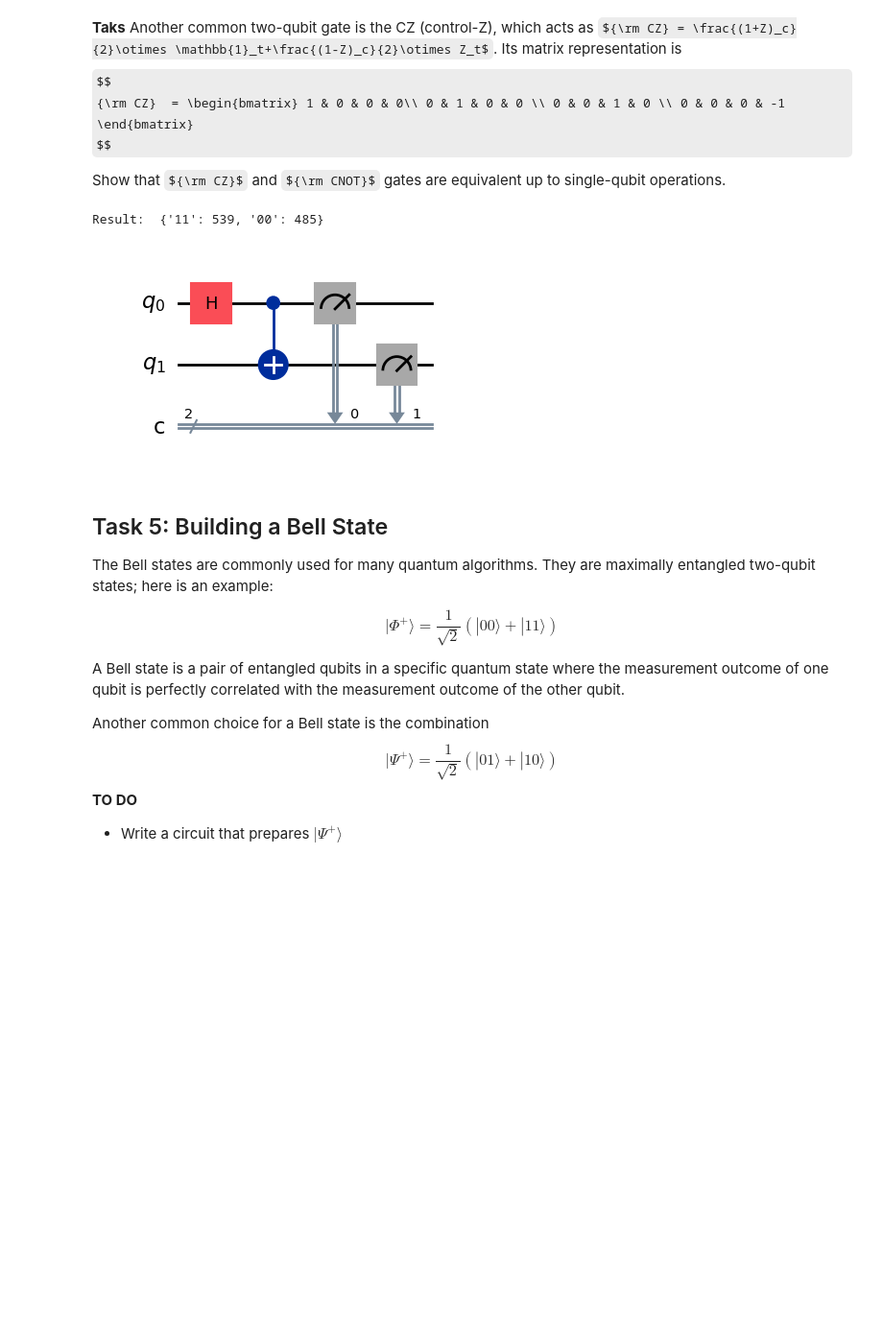
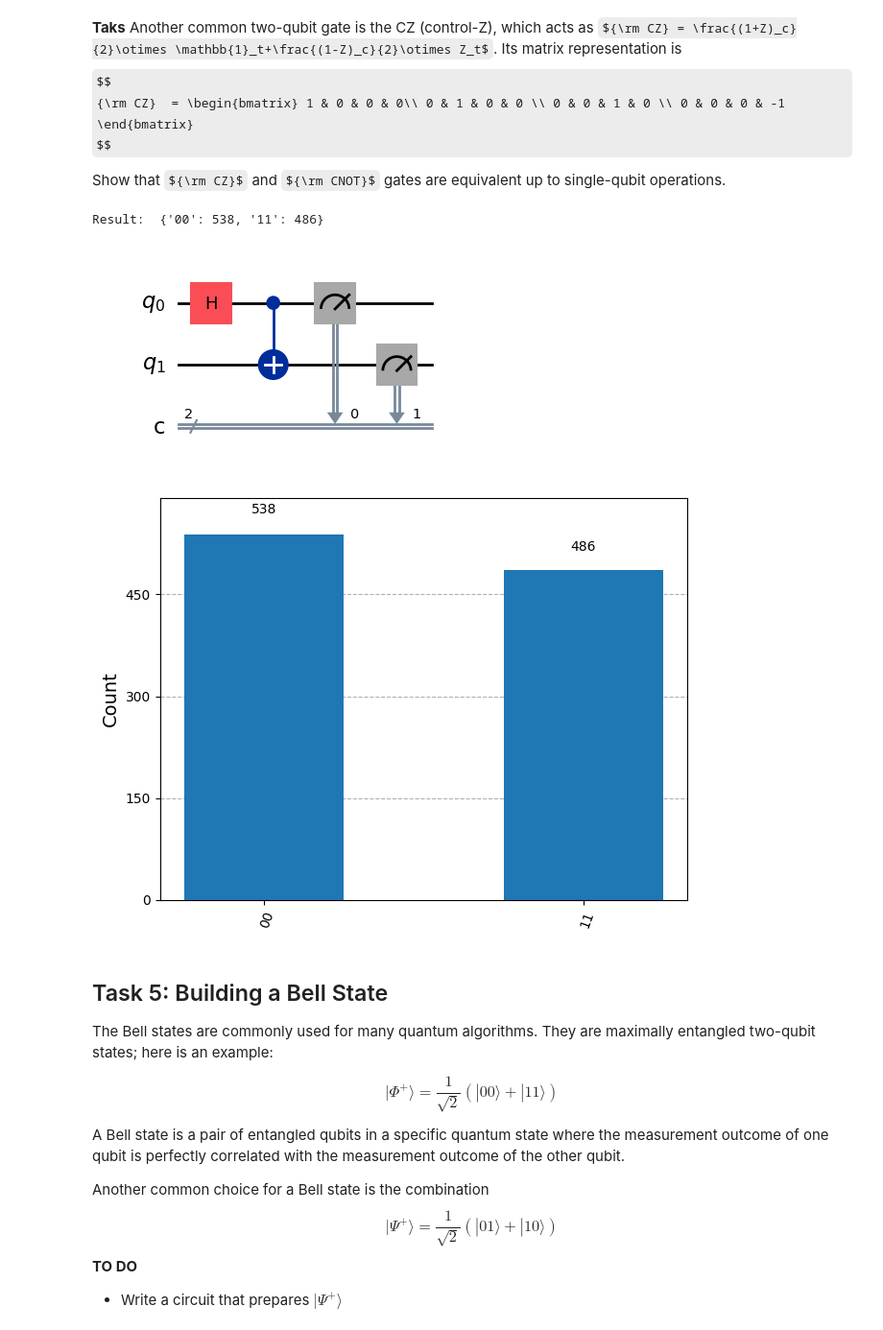
Before and after one commit to mwauters92/TIQIT_tutorial, a Jupyter notebook: Hands_on_01.ipynb, the cells around one changed output. Shown at 96% size. Saved outputs shown, nothing was run; the diff lists cells and outputs as text; code cells hidden in the pictures; some formulas as TeX source; blank space fills up the shorter version.

```diff
--- a/Hands_on_01.ipynb
+++ b/Hands_on_01.ipynb
@@ -470,5 +495,0 @@ qc.draw('mpl');
-# %%
-job = backend.run(qc, shots=10000)      ## SHOW DIFFERENCE SHOTS STATISTICS ##
-result = job.result()
-counts=result.get_counts()
-print("Result: ", counts)
@@ -535,20 +522,22 @@ $$
 
 Show that ${\rm CZ}$ and ${\rm CNOT}$ gates are equivalent up to single-qubit operations.
 # %%
-# Create quantum circuit with 2 qubits and 2 classical bits
+# Create a quantum circuit with 2 qubits and 2 classical bits
 qc = QuantumCircuit(2, 2)
 qc.h(0)
 qc.cx(0,1)  # CNOT controlled by qubit 0 and targeting qubit 1
 qc.measure([0,1], [0,1])
 qc.draw('mpl');
 
 job = backend.run(qc)      # Run the experiment
 result = job.result()  # Get the results
 # Interpret the results as a "counts" dictionary
 print("Result: ", result.get_counts())
+plot_histogram(result.get_counts());
 # %% [output]
-Result:  {'11': 539, '00': 485}
+Result:  {'00': 538, '11': 486}
 [figure]
+[figure, added]
 # %% [markdown]
 ## Task 5: Building a Bell State
 
```
Also changed, not shown: parts of 11 cells of this notebook.
